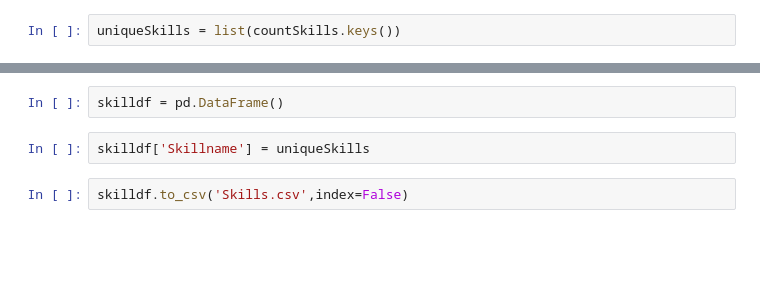
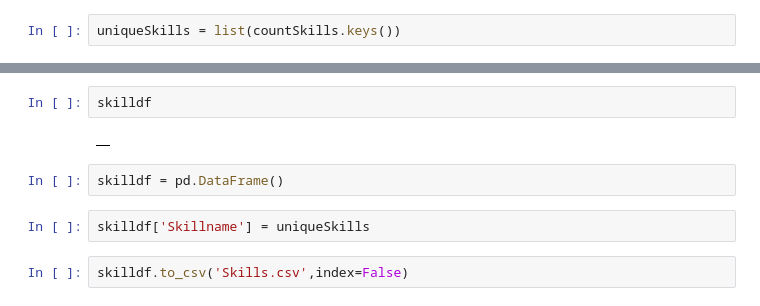
Before and after one commit to Project-Based-Learning-IT/Recommendation-Algorithm, a Jupyter notebook: getSkills.ipynb, the cells around one changed output, grey strips where cells are left out. Cells and saved outputs as stored; diff of their text form; blank space fills up the shorter version.

```diff
--- a/getSkills.ipynb
+++ b/getSkills.ipynb
@@ -127,3 +116,7 @@ There are 1782 unique skills
+# %%
+skilldf
+# %% [output]
+|  |
 # %%
 skilldf = pd.DataFrame()
 # %%
```
Also changed, not shown: parts of 15 cells of this notebook, 5 other files.
